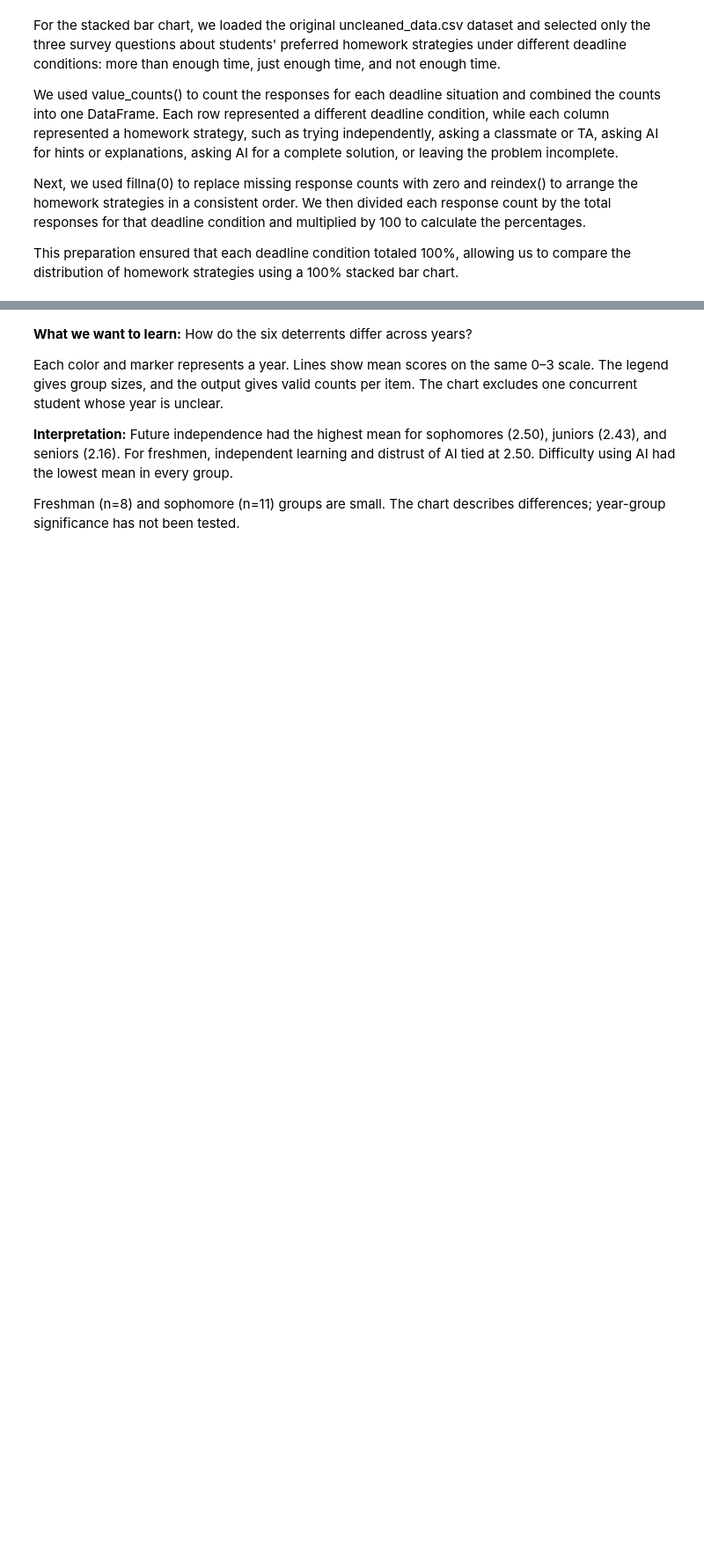
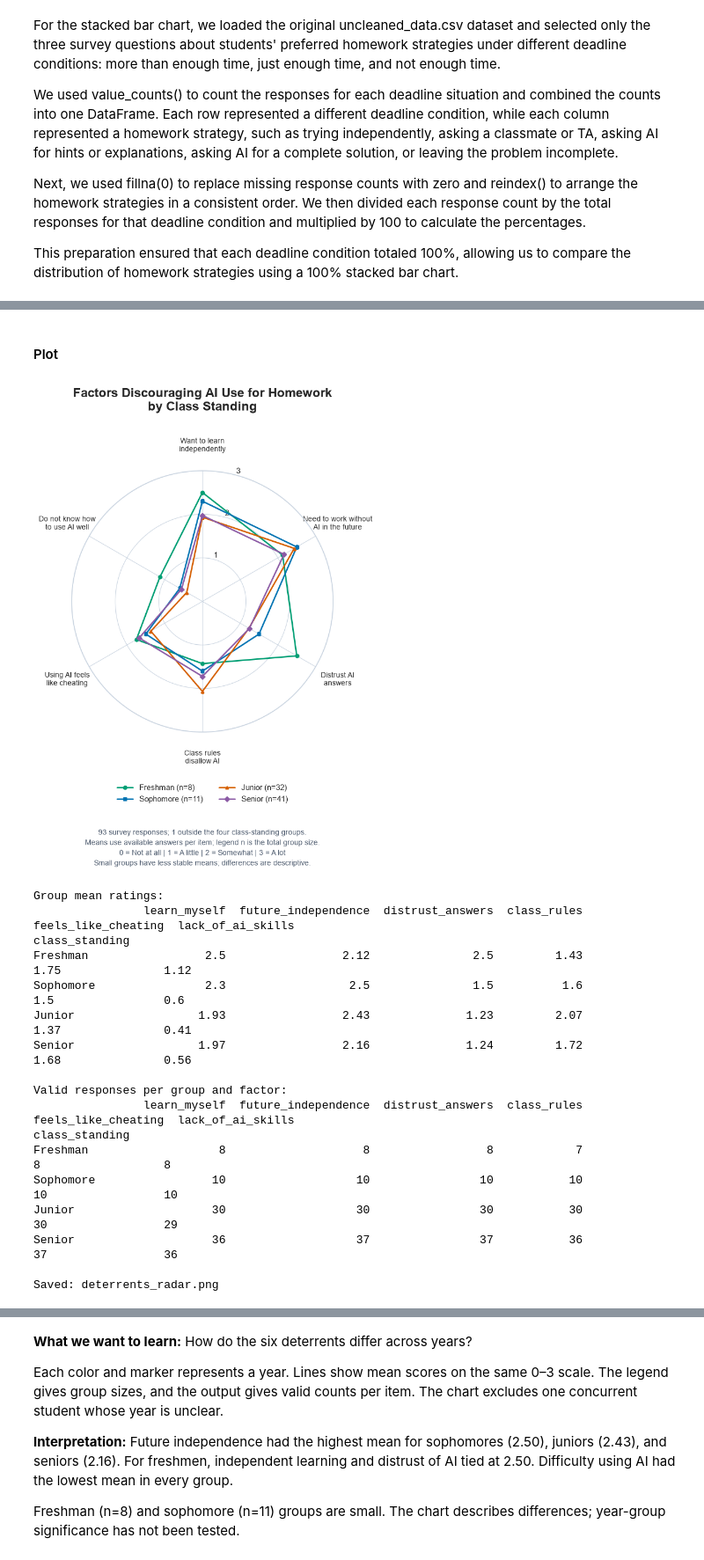
Before and after one commit to jorgencarbajal/cs105_mini_project, a Jupyter notebook: src/main.ipynb, the cells around one changed output, grey strips where cells are left out. Shown at 88% size. Saved outputs shown, nothing was run; the diff lists cells and outputs as text; code cells hidden in the pictures; blank space fills up the shorter version.

Commit message:
finalizing project

```diff
--- a/src/main.ipynb
+++ b/src/main.ipynb
@@ -1177,0 +1010,80 @@ Saved: deterrents_radar.png
+# %% [markdown]
+#### Plot
+# %%
+order = list(factors_8)
+year_order = ['Freshman', 'Sophomore', 'Junior', 'Senior']
+# Use row positions because clean_factors_8 is indexed by original Excel row.
+class_standing = pd.Series(
+    df_8['What is your current class standing?'].astype('string').str.strip().to_numpy(),
+    index=clean_factors_8.index, name='class_standing',
+)
+year_data = clean_factors_8[order].join(class_standing)
+year_data = year_data[year_data['class_standing'].isin(year_order)]
+year_means = year_data.groupby('class_standing')[order].mean().reindex(year_order)
+year_counts = year_data.groupby('class_standing')[order].count().reindex(year_order)
+year_sizes = year_data.groupby('class_standing').size().reindex(year_order, fill_value=0)
+label_text = [
+    'Want to learn\nindependently', 'Need to work without\nAI in the future',
+    'Distrust AI\nanswers', 'Class rules\ndisallow AI',
+    'Using AI feels\nlike cheating', 'Do not know how\nto use AI well',
+]
+angles = np.linspace(0, 2 * np.pi, len(order), endpoint=False)
+closed_angles = np.r_[angles, angles[0]]
+fig, ax = plt.subplots(figsize=(11, 10), subplot_kw={'projection': 'polar'})
+fig.subplots_adjust(left=0.20, right=0.80, top=0.80, bottom=0.30)
+ax.set_theta_offset(np.pi / 2)
+ax.set_theta_direction(-1)
+ax.set_ylim(0, 3)
+ax.set_yticks([1, 2, 3])
+ax.set_rlabel_position(15)
+ax.set_xticks(angles)
+ax.set_xticklabels(label_text, fontsize=10)
+ax.tick_params(axis='x', pad=22)
+ax.grid(color='#cbd5e1', linewidth=0.8)
+ax.spines['polar'].set_color('#cbd5e1')
+colors = ['#009E73', '#0072B2', '#D55E00', '#8B5AA5']
+markers = ['o', 's', '^', 'D']
+for year, color, marker in zip(year_order, colors, markers):
+    values = year_means.loc[year].astype(float).to_numpy()
+    ax.plot(closed_angles, np.r_[values, values[0]], color=color,
+            marker=marker, linewidth=2, markersize=5,
+            label=f'{year} (n={year_sizes[year]})')
+fig.suptitle('Factors Discouraging AI Use for Homework\nby Class Standing',
+             fontsize=17, fontweight='bold', y=0.96)
+fig.legend(*ax.get_legend_handles_labels(), loc='lower center',
+           bbox_to_anchor=(0.5, 0.15), ncol=2, frameon=False)
+excluded_year_n = len(df_8) - len(year_data)
+fig.text(0.5, 0.045,
+         f'{len(df_8)} survey responses; {excluded_year_n} outside the four class-standing groups.\n'
+         'Means use available answers per item; legend n is the total group size.\n'
+         '0 = Not at all | 1 = A little | 2 = Somewhat | 3 = A lot\n'
+         'Small groups have less stable means; differences are descriptive.',
+         ha='center', fontsize=10, color='#475569', linespacing=1.5)
+radar_path = output_dir_8 / 'deterrents_radar.png'
+fig.savefig(radar_path, dpi=200, facecolor='white')
+plt.show()
+plt.close(fig)
+print('Group mean ratings:')
+print(year_means.round(2).to_string())
+print('\nValid responses per group and factor:')
+print(year_counts.to_string())
+print('\nSaved:', radar_path.name)
+# %% [output]
+[figure, added]
+Group mean ratings:
+                learn_myself  future_independence  distrust_answers  class_rules  feels_like_cheating  lack_of_ai_skills
+class_standing
+Freshman                 2.5                 2.12               2.5         1.43                 1.75               1.12
+Sophomore                2.3                  2.5               1.5          1.6                  1.5                0.6
+Junior                  1.93                 2.43              1.23         2.07                 1.37               0.41
+Senior                  1.97                 2.16              1.24         1.72                 1.68               0.56
+
+Valid responses per group and factor:
+                learn_myself  future_independence  distrust_answers  class_rules  feels_like_cheating  lack_of_ai_skills
+class_standing
+Freshman                   8                    8                 8            7                    8                  8
+Sophomore                 10                   10                10           10                   10                 10
+Junior                    30                   30                30           30                   30                 29
+Senior                    36                   37                37           36                   37                 36
+
+Saved: deterrents_radar.png
```
Also changed, not shown: parts of 155 cells of this notebook, 5 other files.
